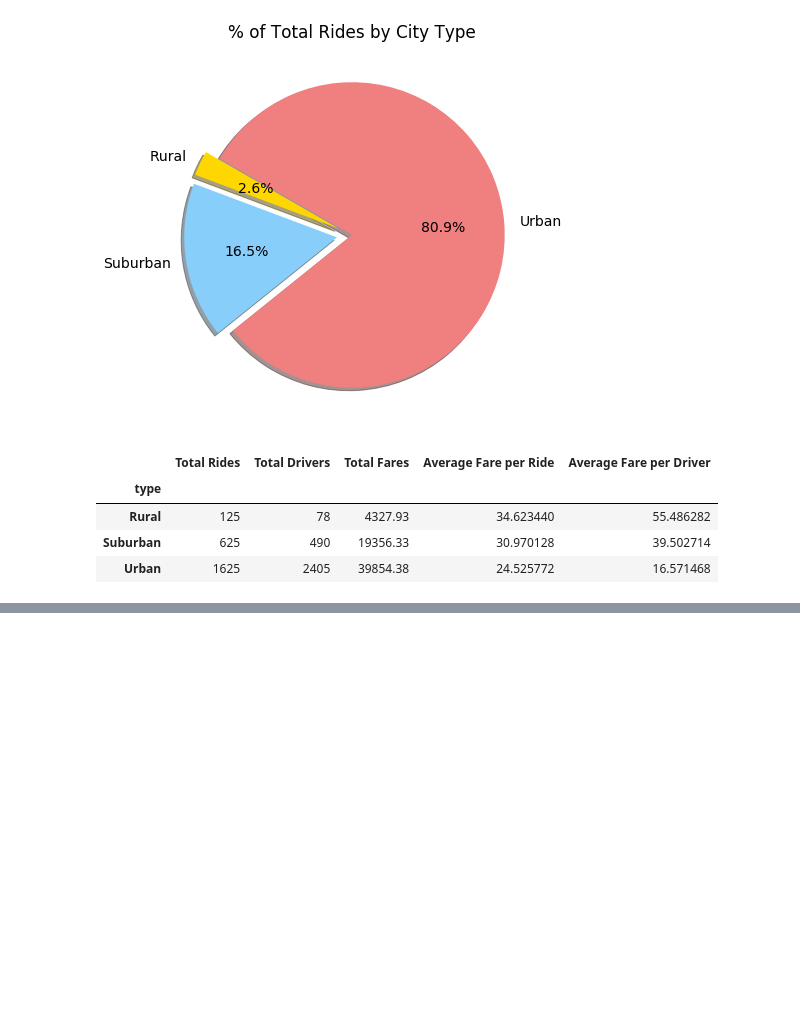
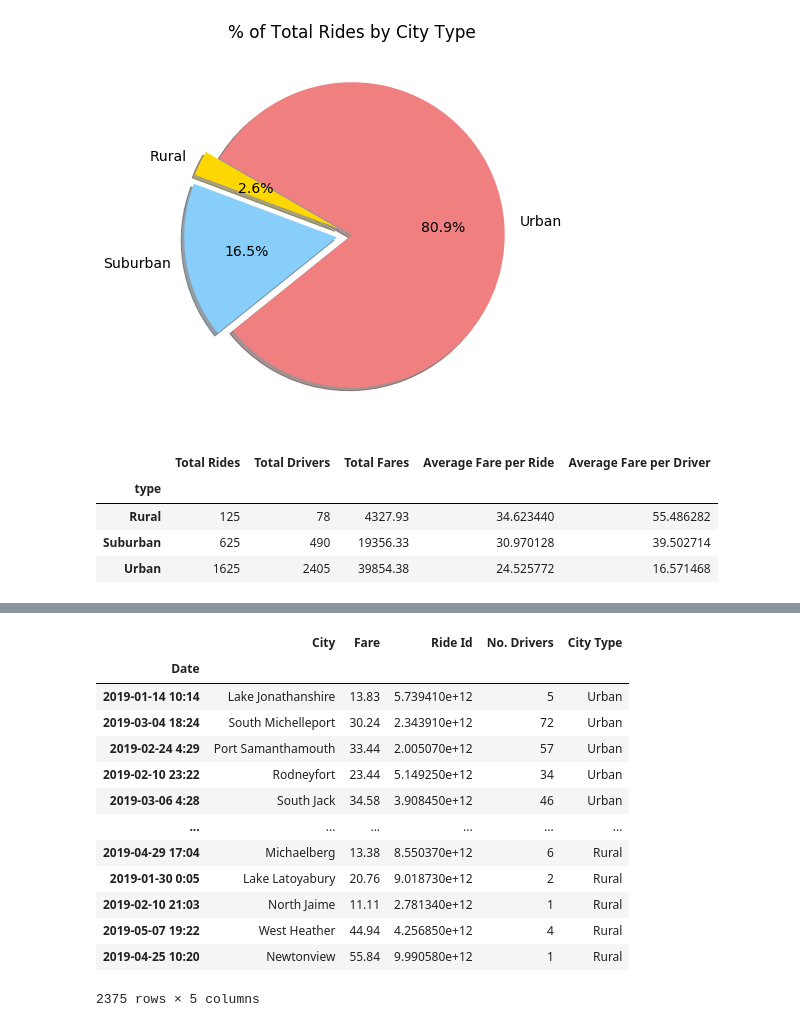
Before and after one commit to quintonw1/Pyber_Analysis, a Jupyter notebook: Pyber_analysis.ipynb, the cells around one changed output, grey strips where cells are left out. Drawn from its saved outputs; the diff is of its cells as text; code cells hidden in the pictures; blank space fills up the shorter version.

```diff
--- a/Pyber_analysis.ipynb
+++ b/Pyber_analysis.ipynb
@@ -842,0 +851,7 @@ summary_df
+# %%
+# Change Column Names
+
+combined_new_df = combined_df.rename(columns = {'city': 'City', 'date': 'Date', 'fare':
+                                     'Fare', 'ride_id': 'Ride Id', 'driver_count':
+                                      'No. Drivers', 'type': 'City Type'})
+combined_new_df.head()
@@ -842,0 +865,19 @@ summary_df
+# %%
+# Set the index to the date column
+
+combined_new_df.set_index("Date")
+# %% [output]
+|  | City | Fare | Ride Id | No. Drivers | City Type |
+| Date |  |  |  |  |  |
+| 2019-01-14 10:14 | Lake Jonathanshire | 13.83 | 5.739410e+12 | 5 | Urban |
+| 2019-03-04 18:24 | South Michelleport | 30.24 | 2.343910e+12 | 72 | Urban |
+| 2019-02-24 4:29 | Port Samanthamouth | 33.44 | 2.005070e+12 | 57 | Urban |
+| 2019-02-10 23:22 | Rodneyfort | 23.44 | 5.149250e+12 | 34 | Urban |
+| 2019-03-06 4:28 | South Jack | 34.58 | 3.908450e+12 | 46 | Urban |
+| ... | ... | ... | ... | ... | ... |
+| 2019-04-29 17:04 | Michaelberg | 13.38 | 8.550370e+12 | 6 | Rural |
+| 2019-01-30 0:05 | Lake Latoyabury | 20.76 | 9.018730e+12 | 2 | Rural |
+| 2019-02-10 21:03 | North Jaime | 11.11 | 2.781340e+12 | 1 | Rural |
+| 2019-05-07 19:22 | West Heather | 44.94 | 4.256850e+12 | 4 | Rural |
+| 2019-04-25 10:20 | Newtonview | 55.84 | 9.990580e+12 | 1 | Rural |
+2375 rows × 5 columns
```
Also changed, not shown: parts of 12 cells of this notebook, 1 other file.
